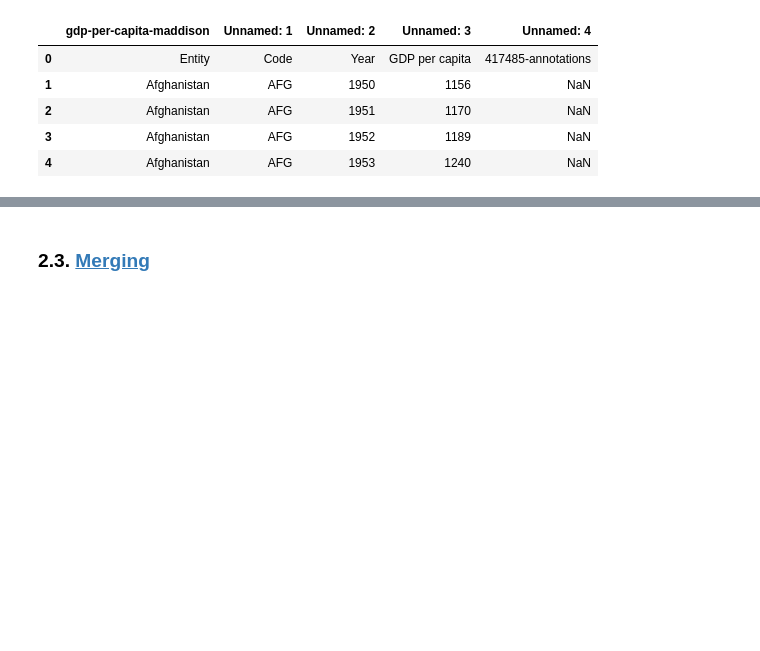
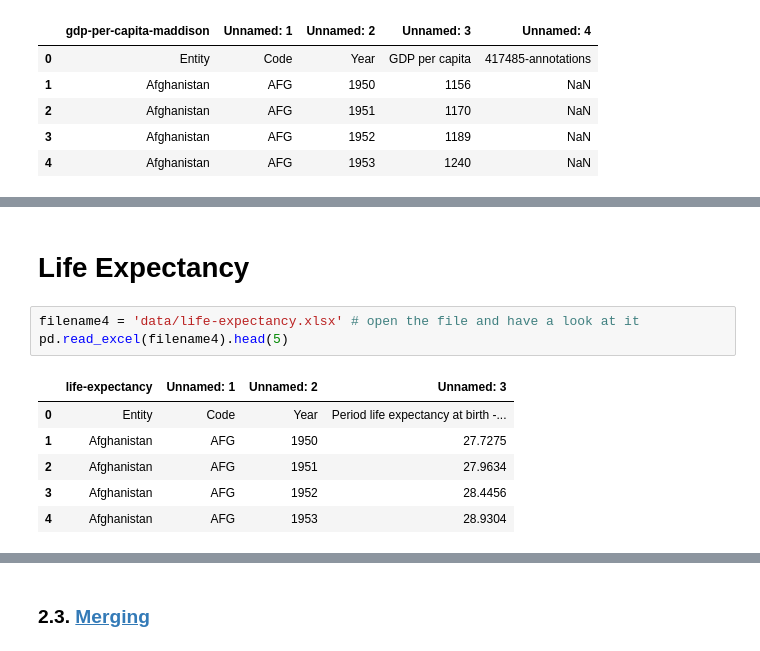
Before and after one commit to NumEconCopenhagen/projects-2024-isabel_nicole_snorri, a Jupyter notebook: dataproject/Data_BELI_PART.ipynb, the cells around one changed output, grey strips where cells are left out. Saved outputs shown, nothing was run; the diff lists cells and outputs as text; blank space fills up the shorter version.

```diff
--- a/dataproject/Data_BELI_PART.ipynb
+++ b/dataproject/Data_BELI_PART.ipynb
@@ -353,0 +362,12 @@ TypeError: 'DataCleaner' object is not subscriptable
+# %% [markdown]
+# Life Expectancy
+# %%
+filename4 = 'data/life-expectancy.xlsx' # open the file and have a look at it
+pd.read_excel(filename4).head(5)
+# %% [output]
+|  | life-expectancy | Unnamed: 1 | Unnamed: 2 | Unnamed: 3 |
+| 0 | Entity | Code | Year | Period life expectancy at birth -... |
+| 1 | Afghanistan | AFG | 1950 | 27.7275 |
+| 2 | Afghanistan | AFG | 1951 | 27.9634 |
+| 3 | Afghanistan | AFG | 1952 | 28.4456 |
+| 4 | Afghanistan | AFG | 1953 | 28.9304 |
```
Also changed, not shown: parts of 26 cells of this notebook, 1 other file.
